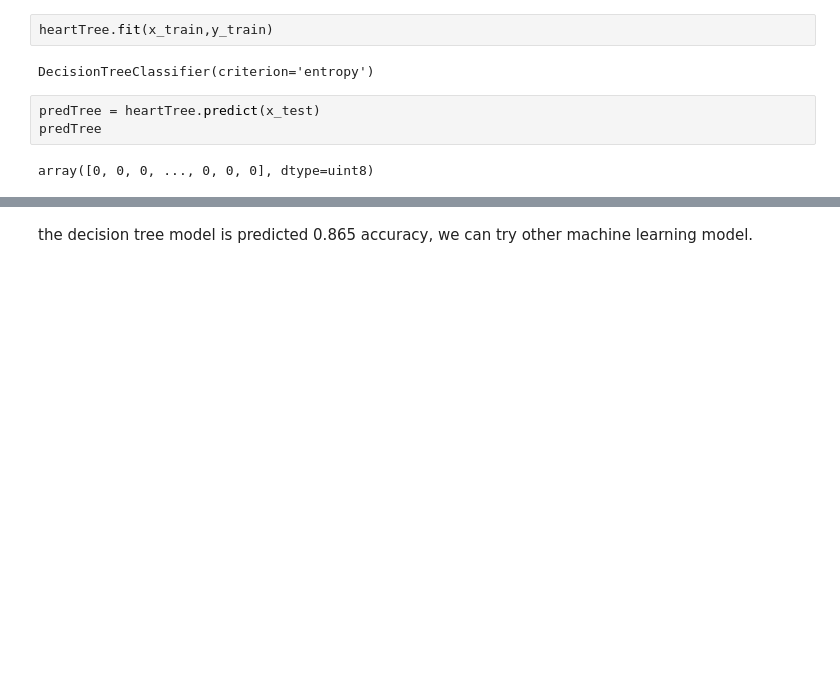
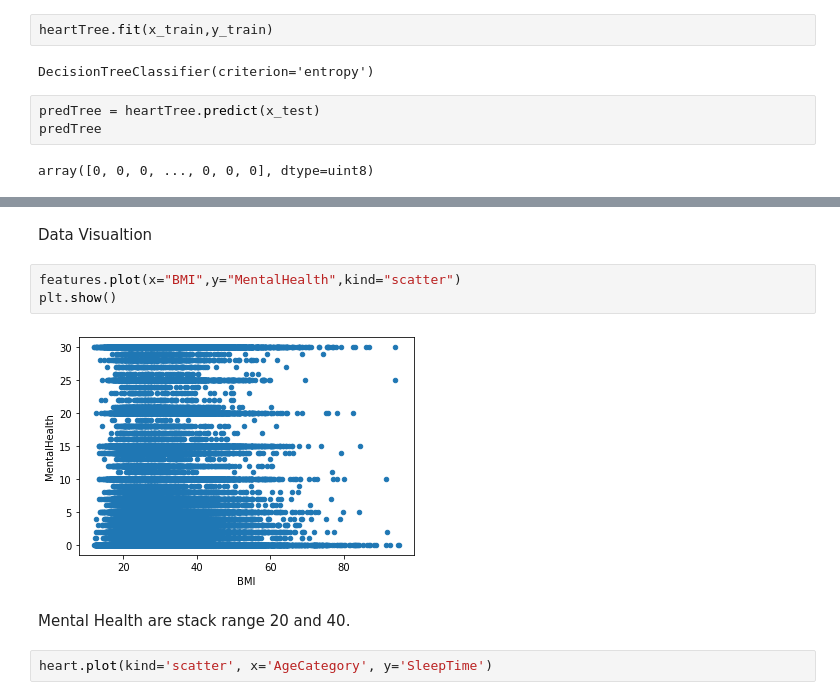
Before and after one commit to olcayhan/ML-Projects, a Jupyter notebook: Heart Disease Project/heart-disease.ipynb, the cells around one changed output, grey strips where cells are left out. Cells and saved outputs as stored; diff of their text form; blank space fills up the shorter version.

```diff
--- a/Heart Disease Project/heart-disease.ipynb
+++ b/Heart Disease Project/heart-disease.ipynb
@@ -72,2 +72,11 @@ DecisionTrees's Accuracy:  0.8663362466580153
-# %% [markdown]
-the decision tree model is predicted 0.865 accuracy, we can try other machine learning model.
+# %% [markdown]
+Data Visualtion
+# %%
+features.plot(x="BMI",y="MentalHealth",kind="scatter")
+plt.show()
+# %% [output]
+[figure, added]
+# %% [markdown]
+Mental Health are stack range 20 and 40.
+# %%
+heart.plot(kind='scatter', x='AgeCategory', y='SleepTime')
```
Also changed, not shown: parts of 2 cells of this notebook, 1 other file.
